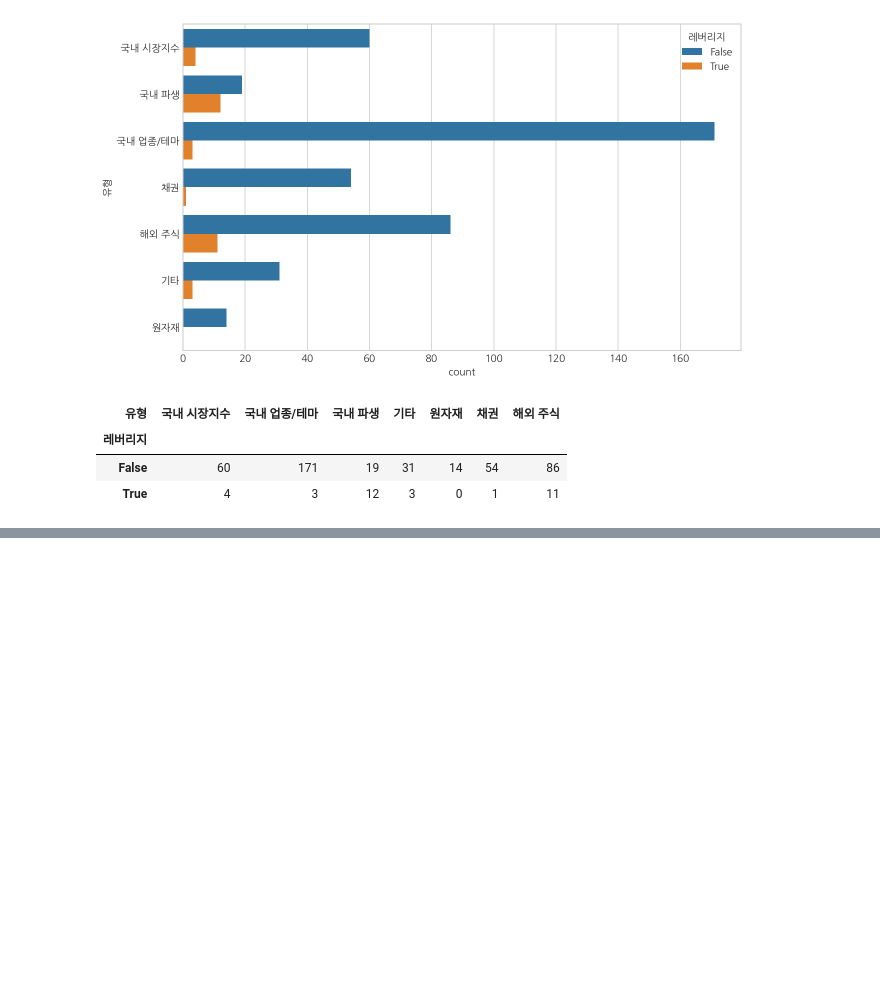
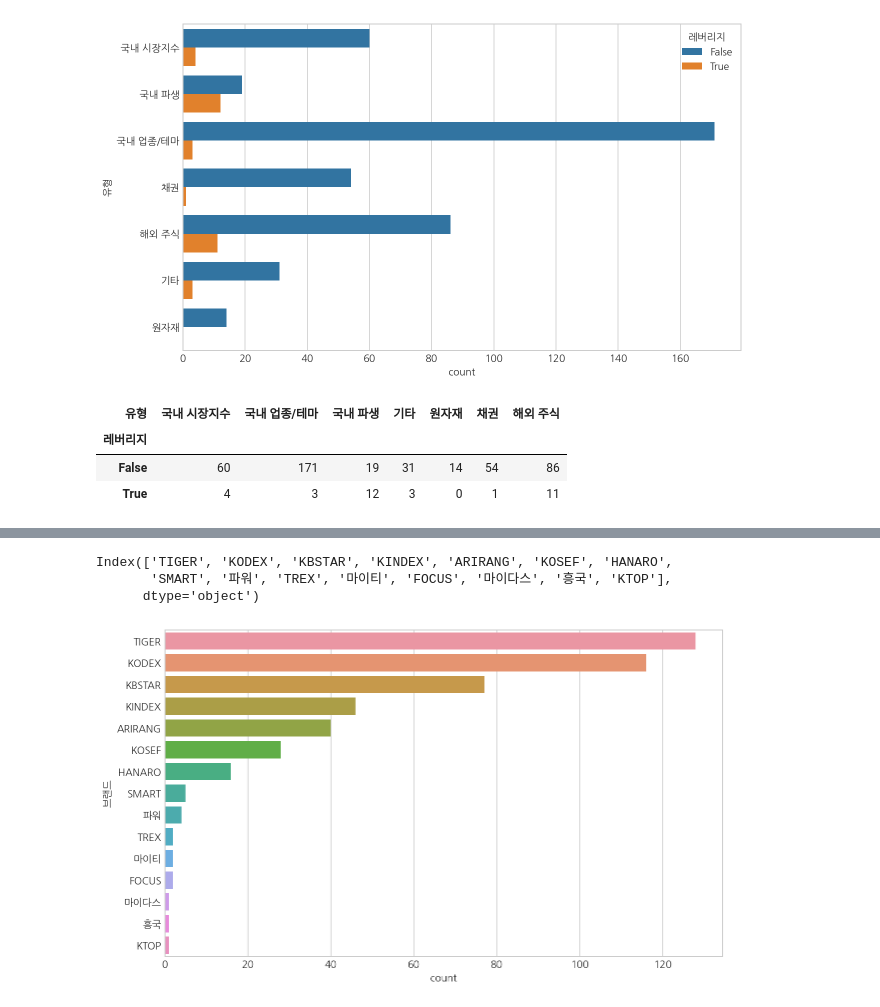
Before and after one commit to zgotter/financial-data-analysis-with-python, a Jupyter notebook: 09_ETF-data-analysis-and-visualization.ipynb, the cells around one changed output, grey strips where cells are left out. Drawn from its saved outputs; the diff is of its cells as text; code cells hidden in the pictures; blank space fills up the shorter version.

```diff
--- a/09_ETF-data-analysis-and-visualization.ipynb
+++ b/09_ETF-data-analysis-and-visualization.ipynb
@@ -466,0 +501,13 @@ pd.crosstab(df['레버리지'], df['유형'], nor)
+# %%
+df['브랜드'].value_counts().index
+# %% [output]
+Index(['TIGER', 'KODEX', 'KBSTAR', 'KINDEX', 'ARIRANG', 'KOSEF', 'HANARO',
+       'SMART', '파워', 'TREX', '마이티', 'FOCUS', '마이다스', '흥국', 'KTOP'],
+      dtype='object')
+# %%
+# 빈도수 기준 정렬
+plt.figure(figsize=(10,6))
+sns.countplot(data=df, y='브랜드', order=df['브랜드'].value_counts().index)
+plt.show()
+# %% [output]
+[figure, added]
```
Also changed, not shown: parts of 24 cells of this notebook.
